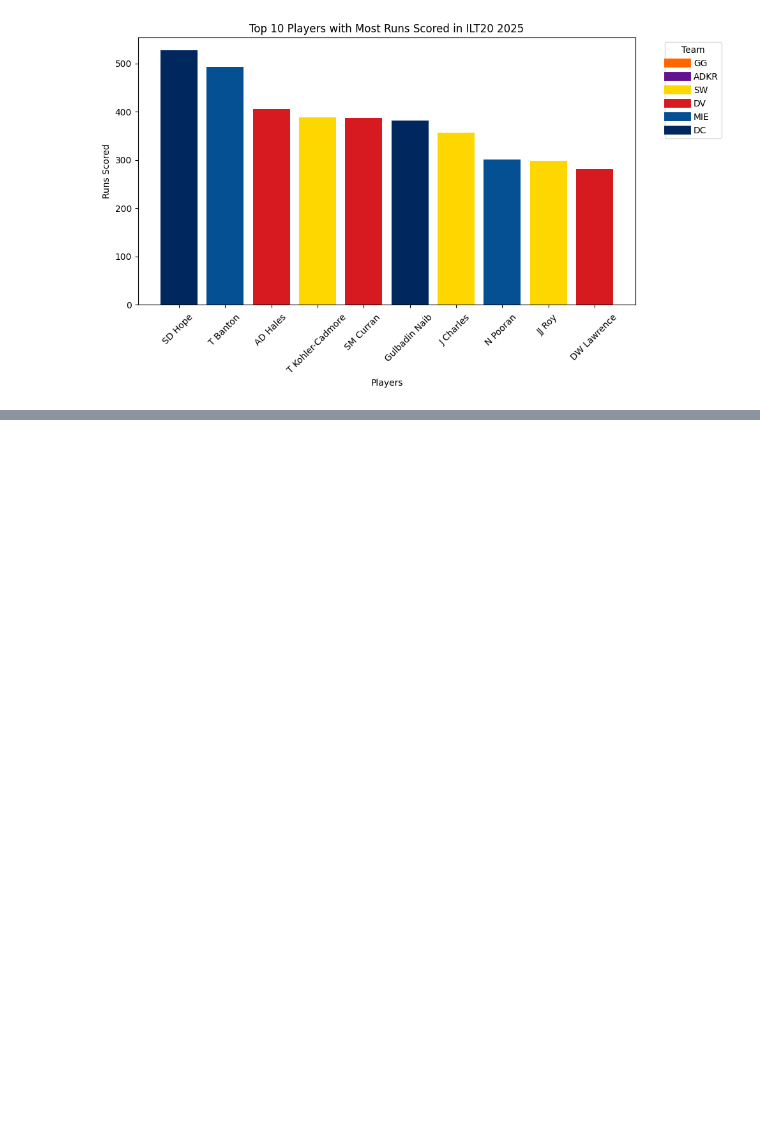
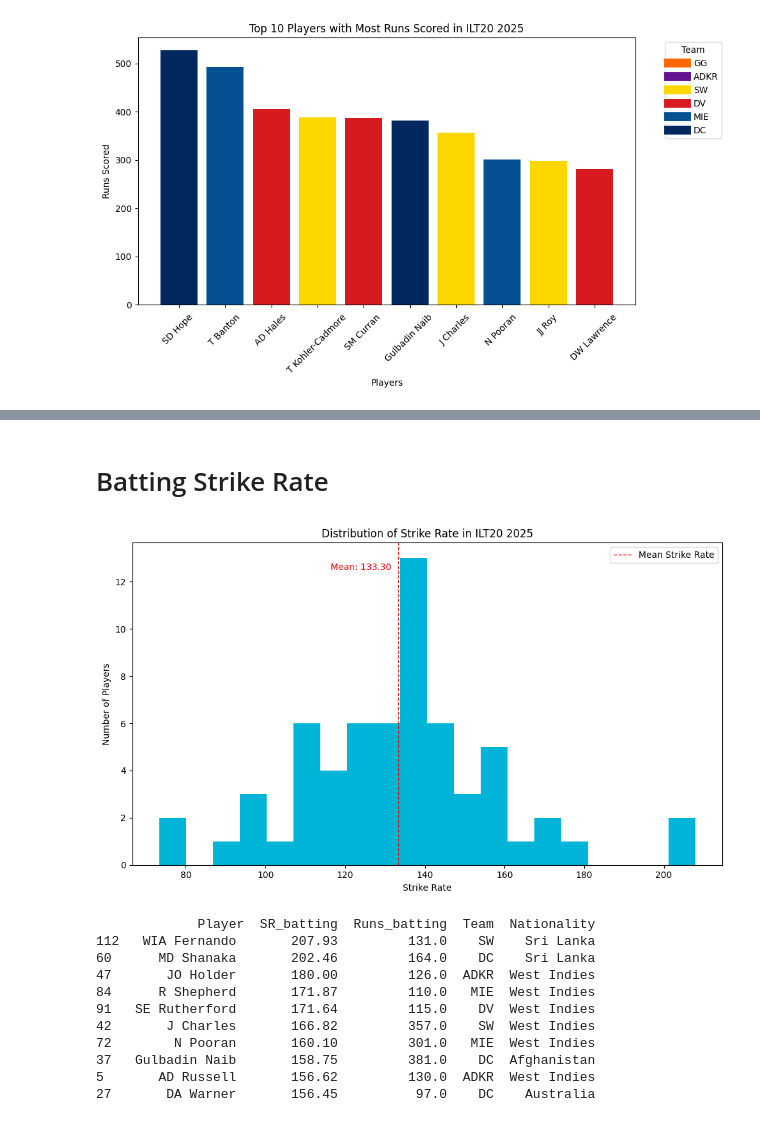
Before and after one commit to andrewgibson06/Data-Science-Final-Project, a Jupyter notebook: data_science_final_project.ipynb, the cells around one changed output, grey strips where cells are left out. Drawn from its saved outputs; the diff is of its cells as text; code cells hidden in the pictures; blank space fills up the shorter version.

```diff
--- a/data_science_final_project.ipynb
+++ b/data_science_final_project.ipynb
@@ -67,0 +137,37 @@ plt.show()
+# %% [markdown]
+# Batting Strike Rate
+# %%
+#finds the mean batting strike rate
+mean_batting_strike_rate = full_batsmen["SR_batting"].mean()
+
+#plots a histogram of all batsmen
+plt.figure(figsize=(10, 6))
+plt.hist(full_batsmen["SR_batting"], bins=20, color="#00b4d8")
+plt.xlabel("Strike Rate")
+plt.ylabel("Number of Players")
+plt.title("Distribution of Strike Rate in ILT20 2025")
+plt.axvline(mean_batting_strike_rate, color='red', linestyle='dashed', linewidth=1, label='Mean Strike Rate')
+plt.text(mean_batting_strike_rate -17, 12.5, f'Mean: {mean_batting_strike_rate:.2f}', color='red')
+plt.legend()
+plt.tight_layout()
+plt.show()
+
+#sorts them in descending order
+full_batsmen_average_strike_rate_sorted = full_batsmen.sort_values(by="SR_batting", ascending=False)
+
+#list of top 10 players with highest strike rate
+top_10_batting_strike_rate = full_batsmen_average_strike_rate_sorted.head(10)
+print(top_10_batting_strike_rate[["Player", "SR_batting", "Runs_batting", "Team", "Nationality"]])
+# %% [output]
+[figure, added]
+             Player  SR_batting  Runs_batting  Team  Nationality
+112   WIA Fernando       207.93         131.0    SW    Sri Lanka
+60      MD Shanaka       202.46         164.0    DC    Sri Lanka
+47       JO Holder       180.00         126.0  ADKR  West Indies
+84      R Shepherd       171.87         110.0   MIE  West Indies
+91   SE Rutherford       171.64         115.0    DV  West Indies
+42       J Charles       166.82         357.0    SW  West Indies
+72        N Pooran       160.10         301.0   MIE  West Indies
+37   Gulbadin Naib       158.75         381.0    DC  Afghanistan
+5       AD Russell       156.62         130.0  ADKR  West Indies
+27       DA Warner       156.45          97.0    DC    Australia
```
Also changed, not shown: parts of 8 cells of this notebook, 1 other file.
